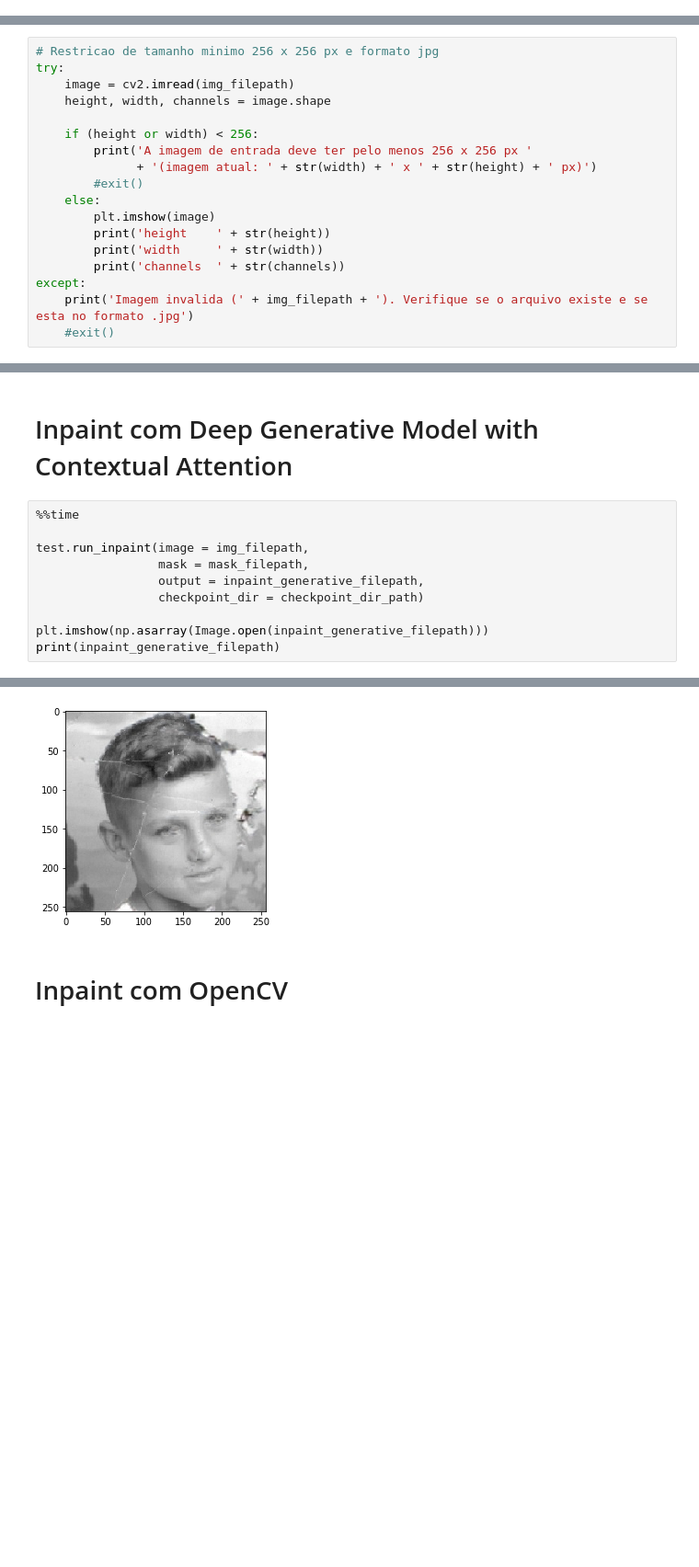
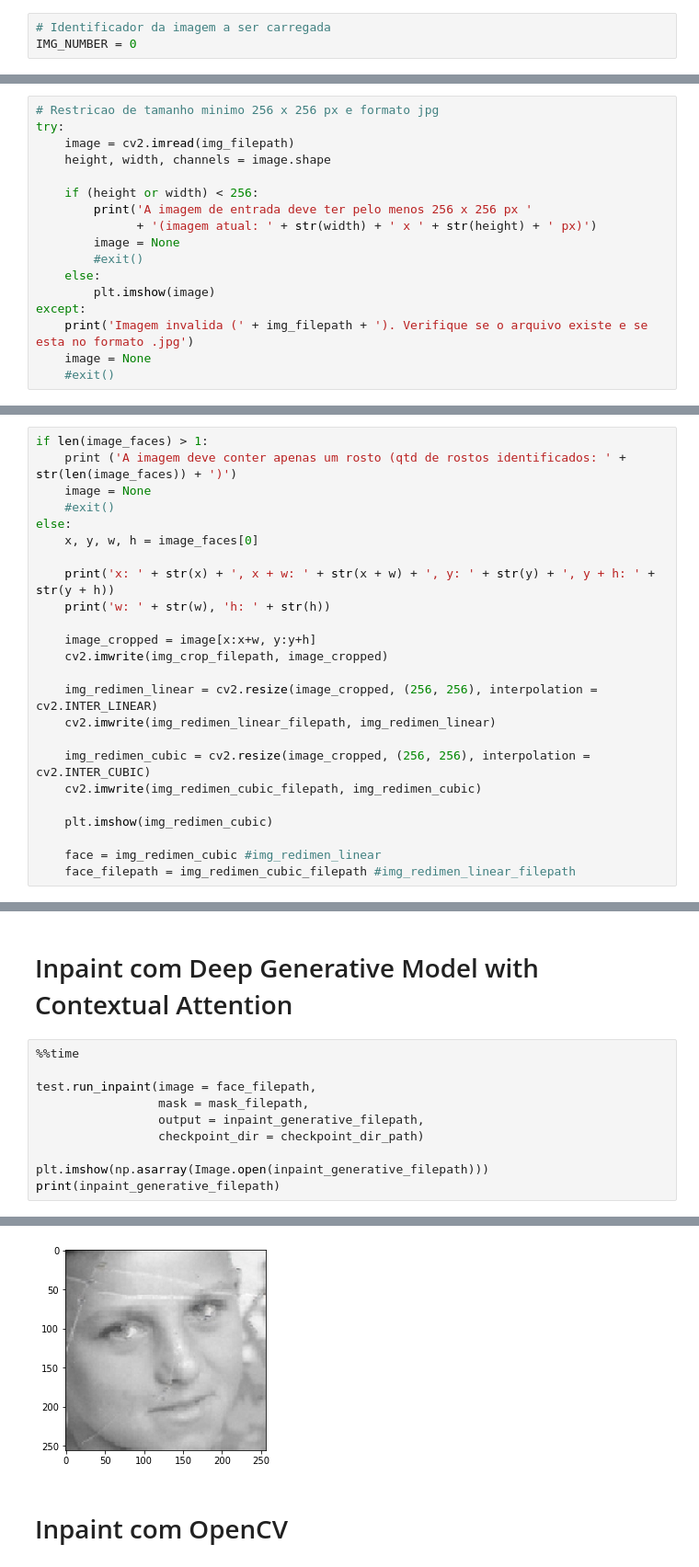
Before and after one commit to izabel-ferrari/projeto-formatura-poli, a Jupyter notebook: Inpaint.ipynb, the cells around one changed output, grey strips where cells are left out. Shown: that part at 92% size. Cells and saved outputs as stored; diff of their text form; blank space fills up the shorter version.

Commit message:
Add crop, resize and true eyes identification

```diff
--- a/Inpaint.ipynb
+++ b/Inpaint.ipynb
@@ -1 +1,4 @@
+# %%
+# Identificador da imagem a ser carregada
+IMG_NUMBER = 0
 # %%
@@ -50,13 +52,12 @@ try:
     if (height or width) < 256:
         print('A imagem de entrada deve ter pelo menos 256 x 256 px '
               + '(imagem atual: ' + str(width) + ' x ' + str(height) + ' px)')
+        image = None
         #exit()
     else:
         plt.imshow(image)
-        print('height    ' + str(height))
-        print('width     ' + str(width))
-        print('channels  ' + str(channels))
 except:
     print('Imagem invalida (' + img_filepath + '). Verifique se o arquivo existe e se esta no formato .jpg')
+    image = None
     #exit()
 # %% [output]
@@ -101,0 +88,24 @@ Wall time: 81.2 ms
+# %%
+if len(image_faces) > 1:
+    print ('A imagem deve conter apenas um rosto (qtd de rostos identificados: ' + str(len(image_faces)) + ')')
+    image = None
+    #exit()
+else:
+    x, y, w, h = image_faces[0]
+
+    print('x: ' + str(x) + ', x + w: ' + str(x + w) + ', y: ' + str(y) + ', y + h: ' + str(y + h))
+    print('w: ' + str(w), 'h: ' + str(h))
+
+    image_cropped = image[x:x+w, y:y+h]
+    cv2.imwrite(img_crop_filepath, image_cropped)
+
+    img_redimen_linear = cv2.resize(image_cropped, (256, 256), interpolation = cv2.INTER_LINEAR)
+    cv2.imwrite(img_redimen_linear_filepath, img_redimen_linear)
+
+    img_redimen_cubic = cv2.resize(image_cropped, (256, 256), interpolation = cv2.INTER_CUBIC)
+    cv2.imwrite(img_redimen_cubic_filepath, img_redimen_cubic)
+
+    plt.imshow(img_redimen_cubic)
+
+    face = img_redimen_cubic #img_redimen_linear
+    face_filepath = img_redimen_cubic_filepath #img_redimen_linear_filepath
@@ -147,7 +197,7 @@ Wall time: 12.2 ms
 # %%
 %%time
 
-test.run_inpaint(image = img_filepath,
+test.run_inpaint(image = face_filepath,
                  mask = mask_filepath,
                  output = inpaint_generative_filepath,
                  checkpoint_dir = checkpoint_dir_path)
@@ -164,4 +214,4 @@ Wall time: 2.99 s
-[figure, old version]
+[figure, new version]
 # %% [markdown]
 <h1>Inpaint com OpenCV</h1>
 # %%
```
Also changed, not shown: parts of 14 cells of this notebook.
